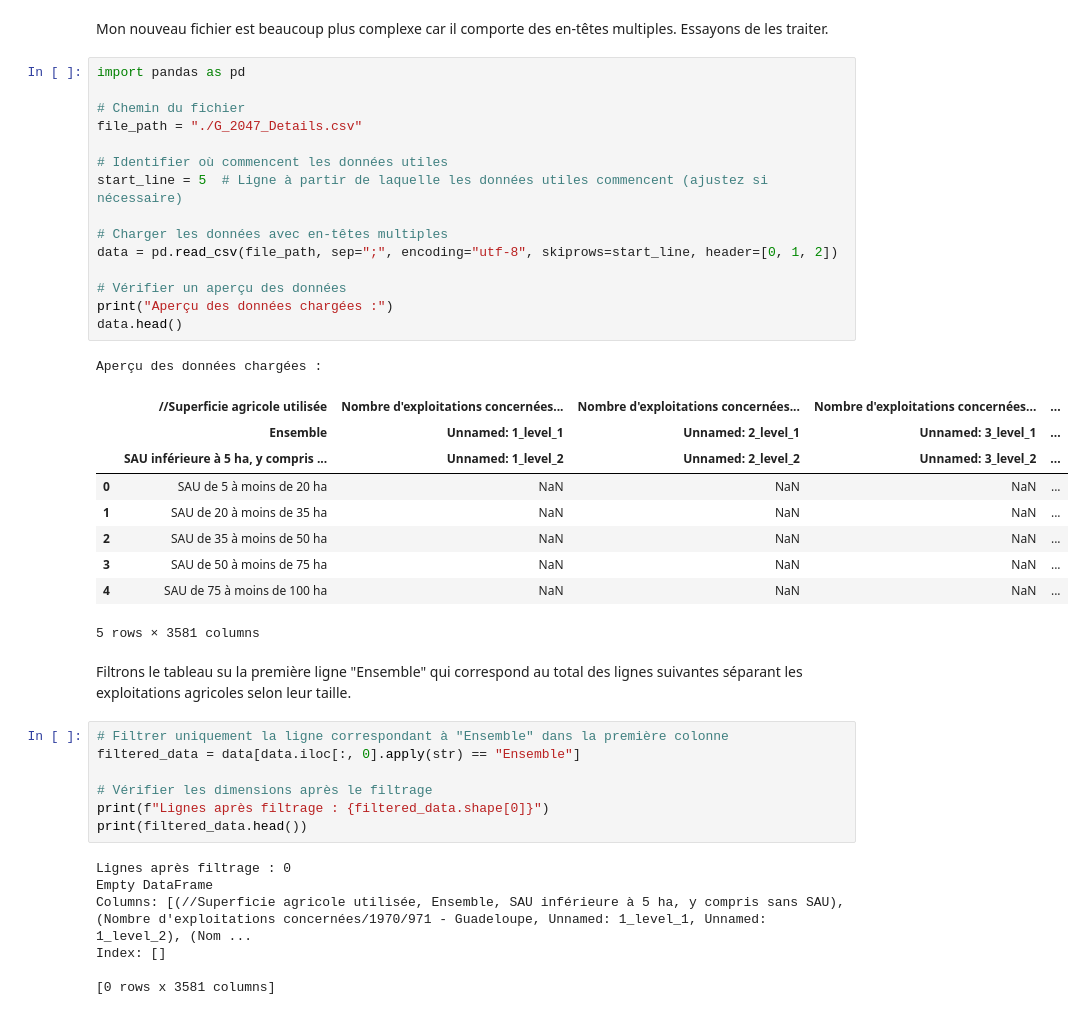
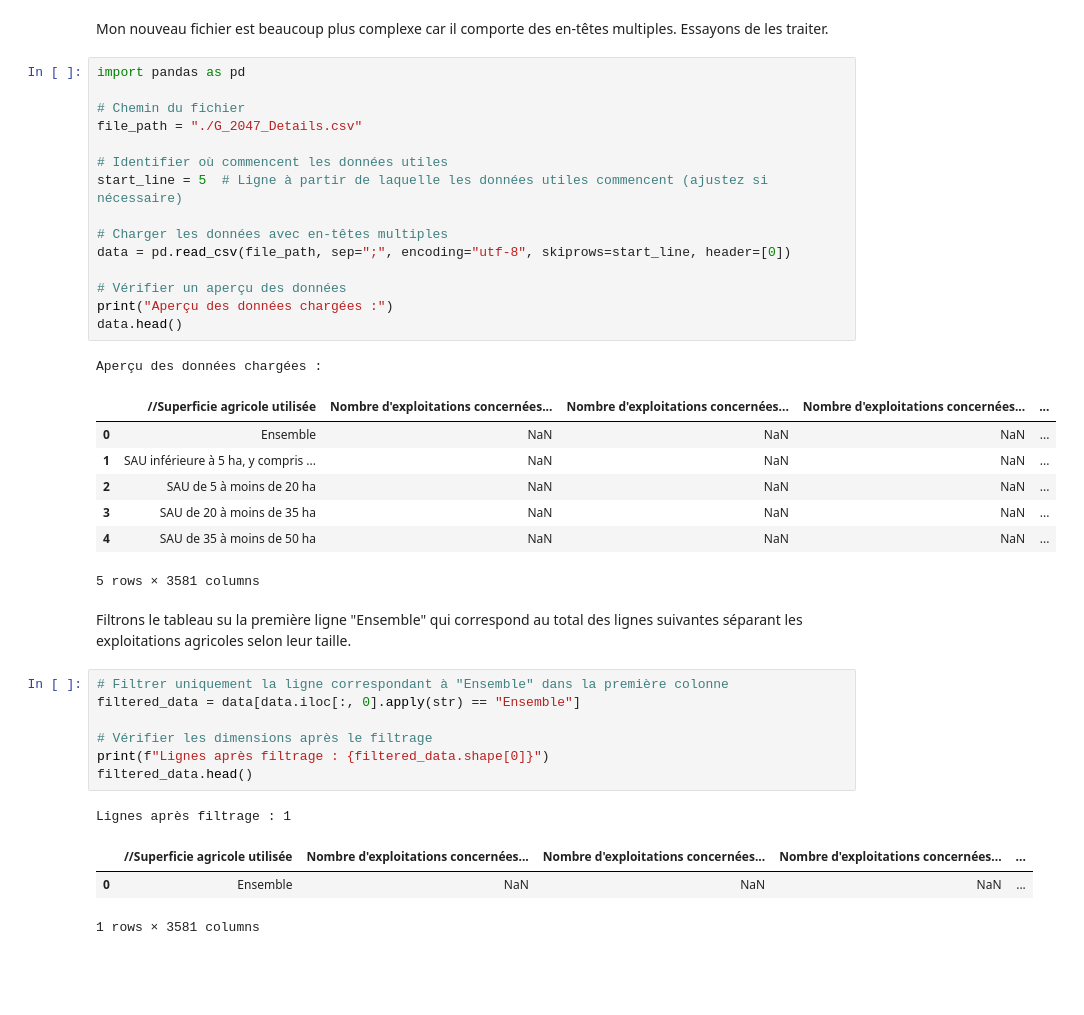
Before and after one commit to ElisefontaineEnsae/AgricultureBio_France, a Jupyter notebook: Carto Fr Générale.ipynb, the cells around one changed output. Cells and saved outputs as stored; diff of their text form; blank space fills up the shorter version.

```diff
--- a/Carto Fr Générale.ipynb
+++ b/Carto Fr Générale.ipynb
@@ -197,28 +39,26 @@ Mon nouveau fichier est beaucoup plus complexe car il comporte des en-têtes mul
 # %%
 import pandas as pd
 
 # Chemin du fichier
 file_path = "./G_2047_Details.csv"
 
 # Identifier où commencent les données utiles
 start_line = 5  # Ligne à partir de laquelle les données utiles commencent (ajustez si nécessaire)
 
 # Charger les données avec en-têtes multiples
-data = pd.read_csv(file_path, sep=";", encoding="utf-8", skiprows=start_line, header=[0, 1, 2])
+data = pd.read_csv(file_path, sep=";", encoding="utf-8", skiprows=start_line, header=[0])
 
 # Vérifier un aperçu des données
 print("Aperçu des données chargées :")
 data.head()
 # %% [output]
 Aperçu des données chargées :
 |  | //Superficie agricole utilisée | Nombre d'exploitations concernées... | Nombre d'exploitations concernées... | Nombre d'exploitations concernées... | ... |
-|  | Ensemble | Unnamed: 1_level_1 | Unnamed: 2_level_1 | Unnamed: 3_level_1 | ... |
-|  | SAU inférieure à 5 ha, y compris ... | Unnamed: 1_level_2 | Unnamed: 2_level_2 | Unnamed: 3_level_2 | ... |
-| 0 | SAU de 5 à moins de 20 ha | NaN | NaN | NaN | ... |
-| 1 | SAU de 20 à moins de 35 ha | NaN | NaN | NaN | ... |
-| 2 | SAU de 35 à moins de 50 ha | NaN | NaN | NaN | ... |
-| 3 | SAU de 50 à moins de 75 ha | NaN | NaN | NaN | ... |
-| 4 | SAU de 75 à moins de 100 ha | NaN | NaN | NaN | ... |
+| 0 | Ensemble | NaN | NaN | NaN | ... |
+| 1 | SAU inférieure à 5 ha, y compris ... | NaN | NaN | NaN | ... |
+| 2 | SAU de 5 à moins de 20 ha | NaN | NaN | NaN | ... |
+| 3 | SAU de 20 à moins de 35 ha | NaN | NaN | NaN | ... |
+| 4 | SAU de 35 à moins de 50 ha | NaN | NaN | NaN | ... |
 5 rows × 3581 columns
 # %% [markdown]
 Filtrons le tableau su la première ligne "Ensemble" qui correspond au total des lignes suivantes séparant les exploitations agricoles selon leur taille.
@@ -228,11 +68,9 @@ filtered_data = data[data.iloc[:, 0].apply(str) == "Ensemble"]
 
 # Vérifier les dimensions après le filtrage
 print(f"Lignes après filtrage : {filtered_data.shape[0]}")
-print(filtered_data.head())
+filtered_data.head()
 # %% [output]
-Lignes après filtrage : 0
-Empty DataFrame
-Columns: [(//Superficie agricole utilisée, Ensemble, SAU inférieure à 5 ha, y compris sans SAU), (Nombre d'exploitations concernées/1970/971 - Guadeloupe, Unnamed: 1_level_1, Unnamed: 1_level_2), (Nom ...
-Index: []
-
-[0 rows x 3581 columns]
+Lignes après filtrage : 1
+|  | //Superficie agricole utilisée | Nombre d'exploitations concernées... | Nombre d'exploitations concernées... | Nombre d'exploitations concernées... | ... |
+| 0 | Ensemble | NaN | NaN | NaN | ... |
+1 rows × 3581 columns
```
Also changed, not shown: parts of 24 cells of this notebook, 1 other file.
